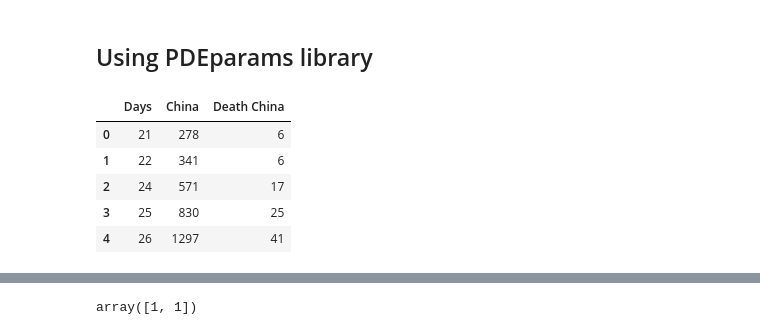
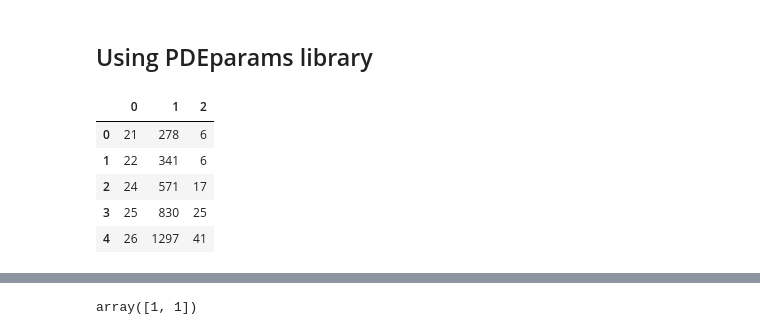
Before and after one commit to Abrahammar997/IAeCD-P-2, a Jupyter notebook: Project2.ipynb, the cells around one changed output, grey strips where cells are left out. Saved outputs shown, nothing was run; the diff lists cells and outputs as text; code cells hidden in the pictures.

```diff
--- a/Project2.ipynb
+++ b/Project2.ipynb
@@ -80,10 +123,11 @@ init_R = 1
 ## Using PDEparams library
 # %%
 #Setting data
-dataPDE = data[["Days","China","Death China"]]
+dataPDE = data[["Days","China","Death China"]].iloc[:21,:]
+dataPDE = dataPDE.rename(columns={"Days": "0", "China": "1","Death China":"2"})
 dataPDE.head()
 # %% [output]
-|  | Days | China | Death China |
+|  | 0 | 1 | 2 |
 | 0 | 21 | 278 | 6 |
 | 1 | 22 | 341 | 6 |
 | 2 | 24 | 571 | 17 |
```
Also changed, not shown: parts of 28 cells of this notebook, 2 other files.
